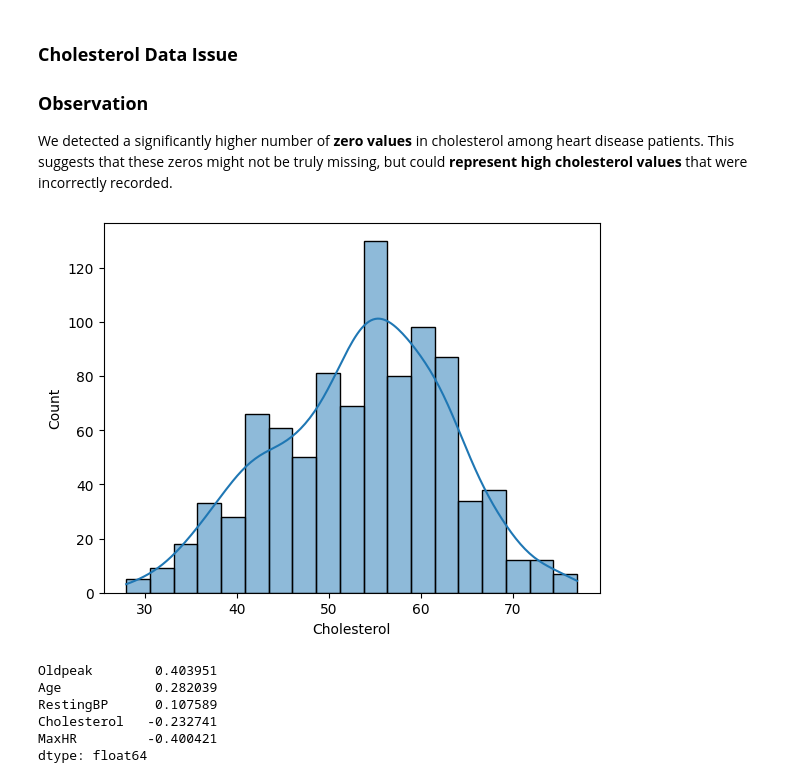
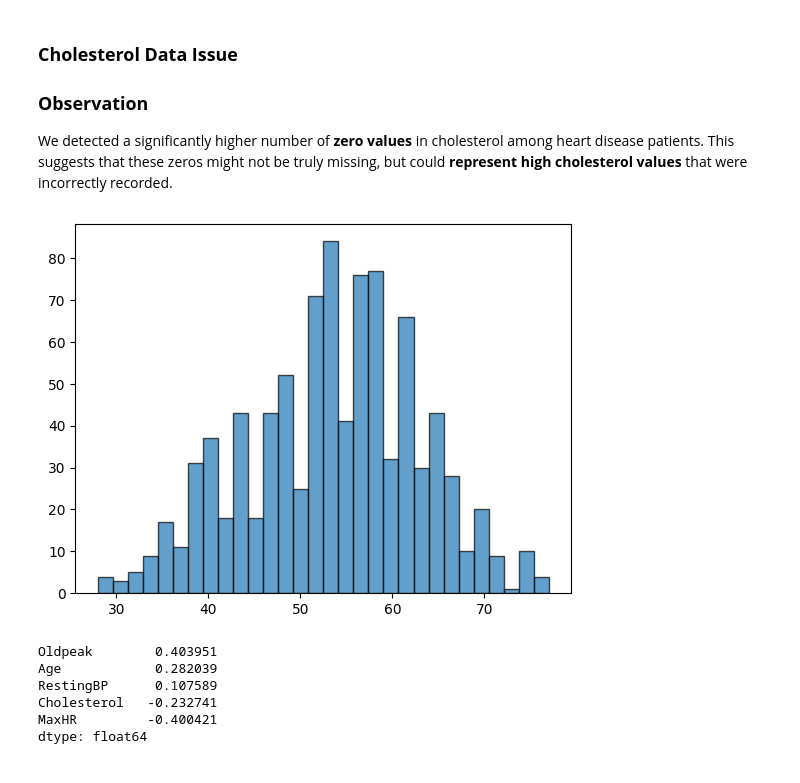
Before and after one commit to Im-Fardin/Heart-Disease-Diagnosis, a Jupyter notebook: heart-disease-classification.ipynb, the cells around one changed output. Cells and saved outputs as stored; diff of their text form; code cells hidden in the pictures.

```diff
--- a/heart-disease-classification.ipynb
+++ b/heart-disease-classification.ipynb
@@ -264,10 +264,10 @@ df_encoded['Cholesterol']=knn_imputer.fit_transform(df_encoded)
 # %%
 #Let's plot the cholesetor again and see the changes
 plt.figure()
-sns.histplot(df_encoded['Cholesterol'],kde=True)
+plt.hist(df_encoded['Cholesterol'],bins=30,edgecolor='black',alpha=0.7)
 plt.show()
 # %% [output]
-[figure, old version]
+[figure, new version]
 # %%
 conti_corr=heart_copy[conti_features].corrwith(heart_copy['HeartDisease'])
 conti_corr.sort_values(ascending=False)
```
Also changed, not shown: parts of 14 cells of this notebook.
